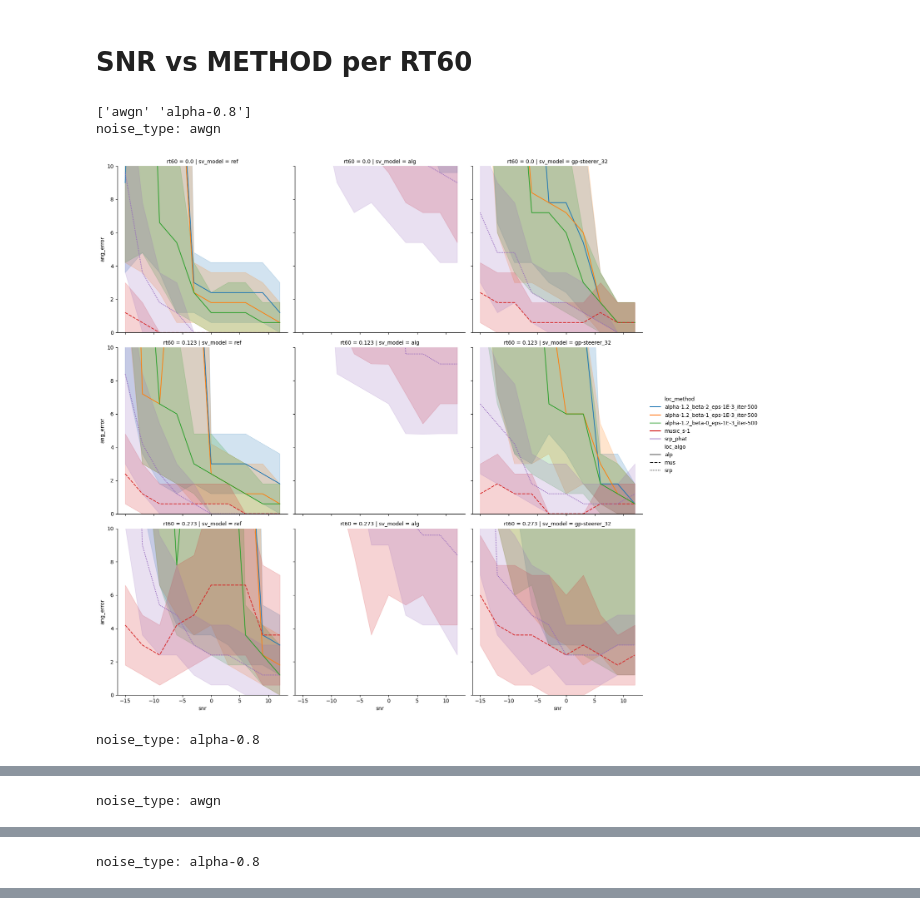
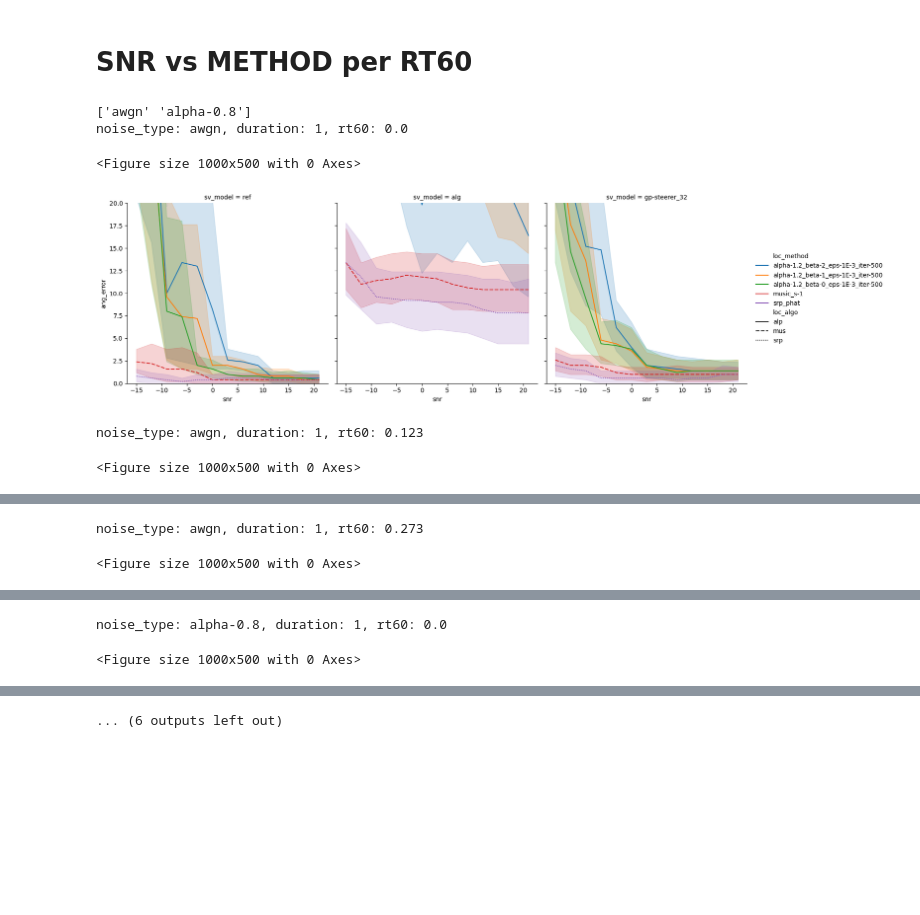
Before and after one commit to Chutlhu/shamans, a Jupyter notebook: analysize_results_exp1.ipynb, the cells around one changed output, grey strips where cells are left out. Drawn from its saved outputs; the diff is of its cells as text; code cells hidden in the pictures; blank space fills up the shorter version.

```diff
--- a/analysize_results_exp1.ipynb
+++ b/analysize_results_exp1.ipynb
@@ -94,30 +94,33 @@ exp_df.loc[exp_df['sv_model'] == 'alg', 'seed'] = 666
 # %%
 noise_types = exp_df['noise_type'].unique()
 print(noise_types)
 
-for duration in exp_df['duration'].unique():
+for duration in [1]:
     for noise_type in noise_types:
         for rt60 in exp_df['rt60'].unique():
 
             print(f"noise_type: {noise_type}, duration: {duration}, rt60: {rt60}")
 
             df_ = exp_df[
                 (exp_df['noise_type'] == noise_type)
                 & (exp_df['snr'] >= -20)
                 & (exp_df['sv_model'].isin(['ref', 'alg', 'gp-steerer_32']))
                 & (exp_df['seed'] == best_seed)
                 & (exp_df['rt60'] > -1)
                 & (exp_df['duration'] == duration)
             ]
 
+            plt.figure(figsize=(10, 5))
             ax = sns.relplot(
                 x='snr', y='ang_error', hue='loc_method',
                 style='loc_algo',
                 data=df_, kind='line', col='sv_model',)
-            ax.set(ylim=(0, 10))
+            ax.set(ylim=(0, 20))
             plt.show()
 # %% [output]
 ['awgn' 'alpha-0.8']
-noise_type: awgn
+noise_type: awgn, duration: 1, rt60: 0.0
+<Figure size 1000x500 with 0 Axes>
-[figure, old version]
+[figure, new version]
-noise_type: alpha-0.8
+noise_type: awgn, duration: 1, rt60: 0.123
+<Figure size 1000x500 with 0 Axes>
@@ -125 +128,2 @@ noise_type: alpha-0.8
-noise_type: awgn
+noise_type: awgn, duration: 1, rt60: 0.273
+<Figure size 1000x500 with 0 Axes>
@@ -127 +131,2 @@ noise_type: awgn
-noise_type: alpha-0.8
+noise_type: alpha-0.8, duration: 1, rt60: 0.0
+<Figure size 1000x500 with 0 Axes>
@@ -128,0 +134 @@ noise_type: alpha-0.8
+... (6 outputs left out)
```
Also changed, not shown: parts of 3 cells of this notebook, 8 other files.
